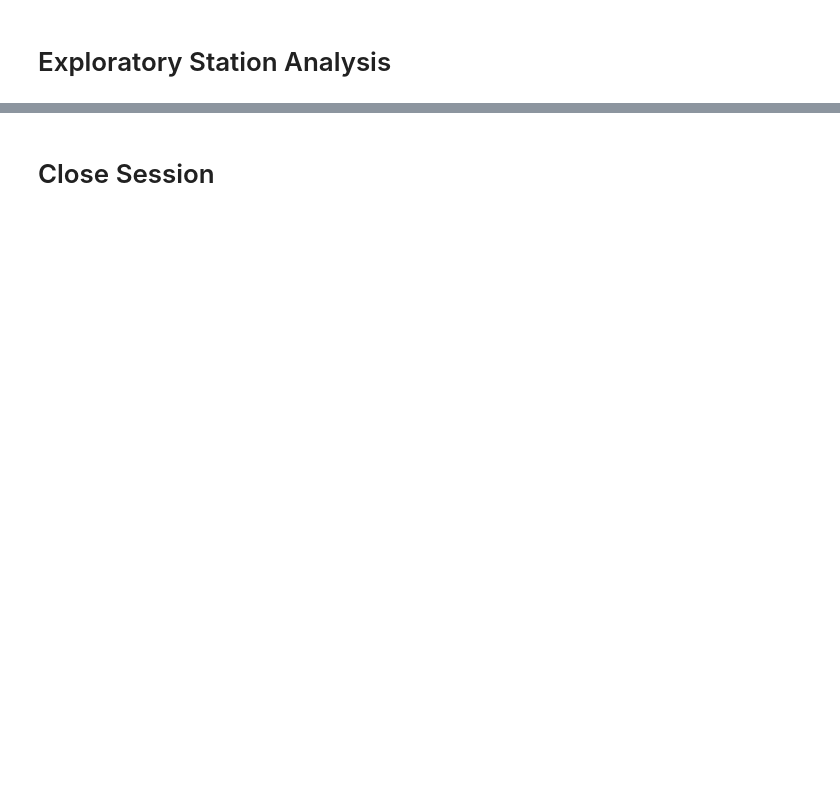
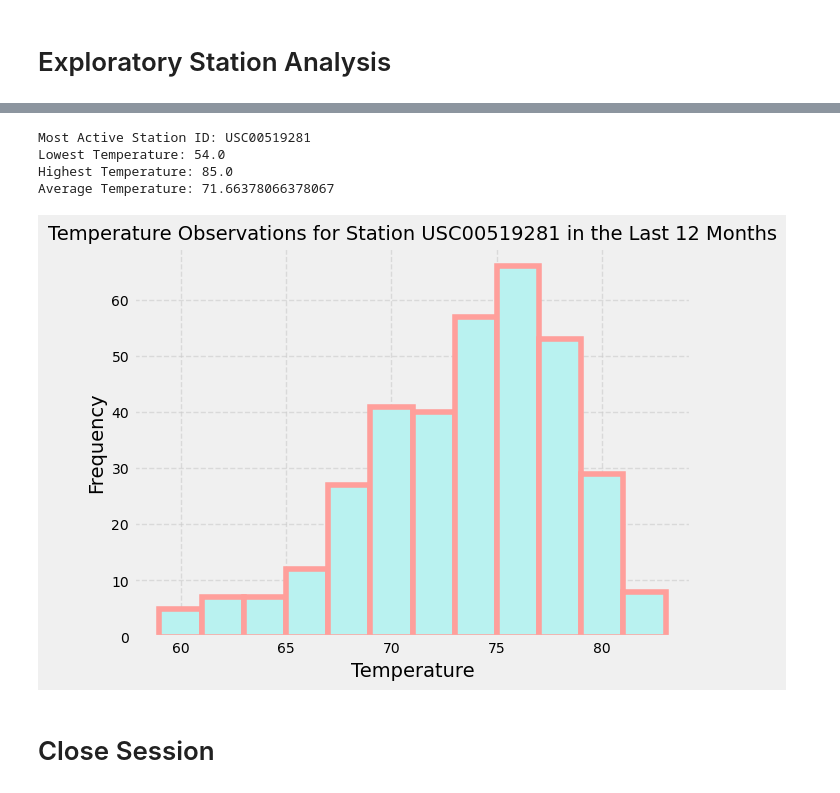
Before and after one commit to Isbelis/sqlalchemy-challenge, a Jupyter notebook: SurfsUp/climate_starter.ipynb, the cells around one changed output, grey strips where cells are left out. Drawn from its saved outputs; the diff is of its cells as text; code cells hidden in the pictures; blank space fills up the shorter version.

```diff
--- a/SurfsUp/climate_starter.ipynb
+++ b/SurfsUp/climate_starter.ipynb
@@ -79,3 +99,11 @@ TypeError: unsupported operand type(s) for -: 'Row' and 'datetime.timedelta'
 # %%
 # Design a query to find the most active stations (i.e. which stations have the most rows?)
 # List the stations and their counts in descending order.
+most_active_stations_count= session.query(measurement.station, func.count(measurement.station)) \
+                        .group_by(measurement.station) \
+                        .order_by(func.count(measurement.station).desc()) \
+                        .first()[0]
+
+# Print the stations and their observation counts in descending order
+for station, count in station_counts:
+    print(f'Station: {station}, Observation Count: {count}')
@@ -87,3 +120,51 @@ TypeError: unsupported operand type(s) for -: 'Row' and 'datetime.timedelta'
+# %%
+# Using the most active station id from the previous query, calculate the lowest, highest, and average temperature.
+results = session.query(func.min(measurement.tobs), func.max(measurement.tobs), func.avg(measurement.tobs)) \
+                .filter(measurement.station == most_active_stations_count ) \
+                .all()
+
+# Extract the results
+lowest_temp, highest_temp, avg_temp = results[0]
+
+print(f'Most Active Station ID: {most_active_stations_count}')
+print(f'Lowest Temperature: {lowest_temp}')
+print(f'Highest Temperature: {highest_temp}')
+print(f'Average Temperature: {avg_temp}')
+# %% [output]
+Most Active Station ID: USC00519281
+Lowest Temperature: 54.0
+Highest Temperature: 85.0
+Average Temperature: 71.66378066378067
+# %%
+# Using the most active station id
+# Query the last 12 months of temperature observation data for this station and plot the results as a histogram
+most_active_station_id= most_active_stations_count
+query = f"""
+SELECT date, tobs
+FROM measurement
+WHERE station = '{most_active_station_id}'
+AND date >= '{year_ago.strftime('%Y-%m-%d')}'
+"""
+df = pd.read_sql_query(query, engine)
+
+# Plot the data as a histogram
+plt.hist(df['tobs'], bins=12, edgecolor='#ff9f9b',color='#b9f2f0',linewidth=4)
+plt.title(f'Temperature Observations for Station {most_active_station_id} in the Last 12 Months', fontsize=14)
+plt.xlabel('Temperature', fontsize=14)
+plt.ylabel('Frequency',fontsize=14)
+# Customize the ticks
+plt.xticks(fontsize=10)
+plt.yticks(fontsize=10)
+
+
+# Add grid
+plt.grid(True, linestyle='--', alpha=0.6)
+
+
+
+plt.show()
+# %% [output]
+[figure, added]
 # %% [markdown]
 # Close Session
 # %%
```
Also changed, not shown: parts of 9 cells of this notebook, 2 other files.
